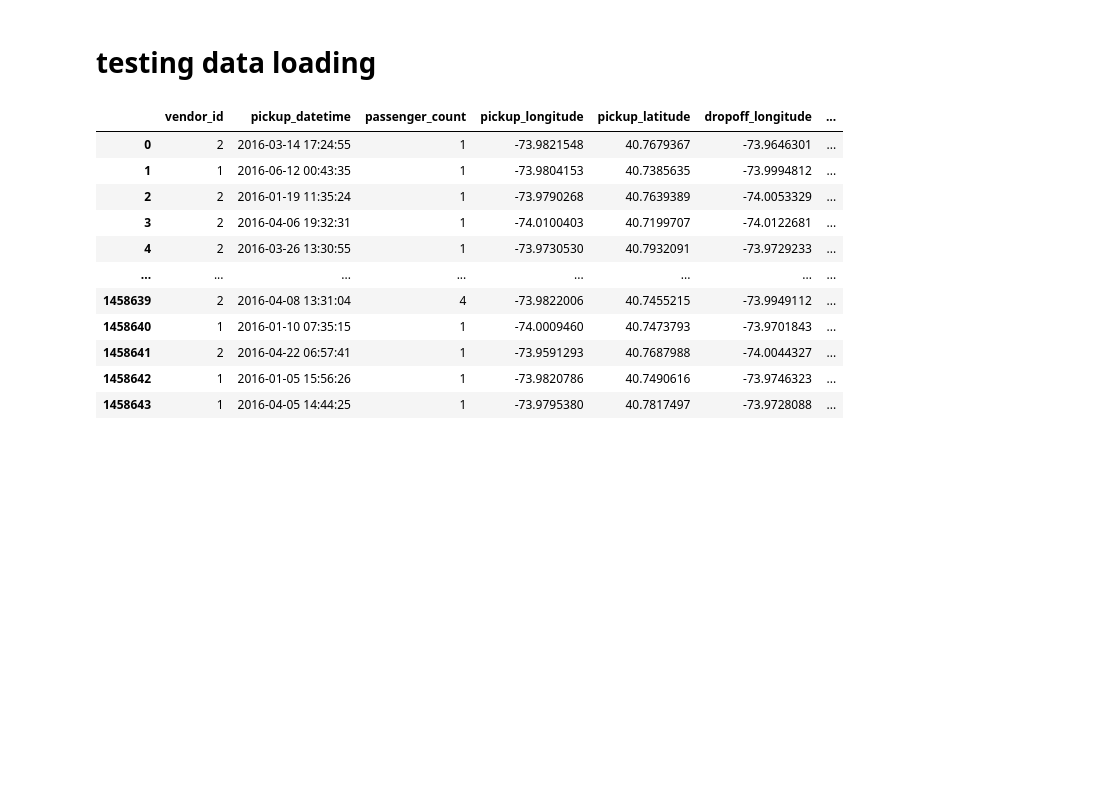
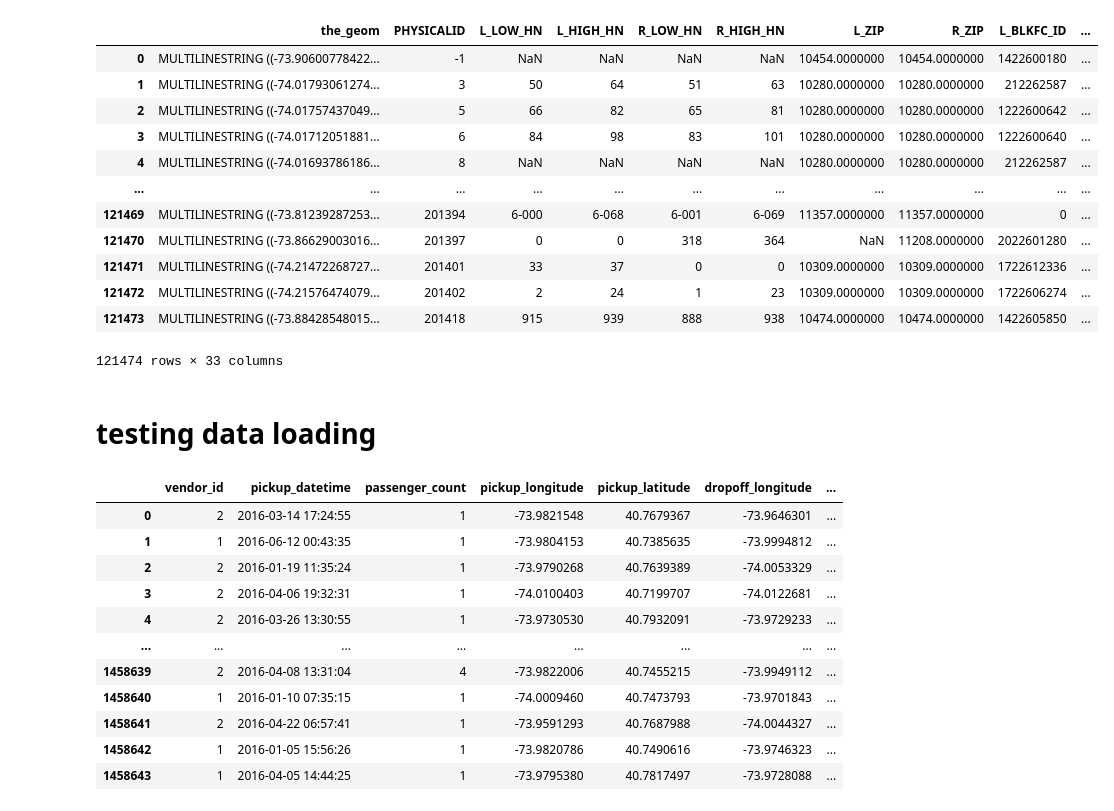
Before and after one commit to jeffxhansen/NYC_Taxi_Trip_Duration, a Jupyter notebook: jeff.ipynb, the cells around one changed output. Drawn from its saved outputs; the diff is of its cells as text; code cells hidden in the pictures; blank space fills up the shorter version.

```diff
--- a/jeff.ipynb
+++ b/jeff.ipynb
@@ -9,6 +9,23 @@ import xgboost as xgb
 from sklearn.model_selection import train_test_split
 
 set_np_pd_display_params(np, pd)
+# %%
+centerline_df = pd.read_csv(f"{data_path}/Centerline.csv")
+display(centerline_df)
+# %% [output]
+|  | the_geom | PHYSICALID | L_LOW_HN | L_HIGH_HN | R_LOW_HN | R_HIGH_HN | L_ZIP | R_ZIP | L_BLKFC_ID | ... |
+| 0 | MULTILINESTRING ((-73.90600778422... | -1 | NaN | NaN | NaN | NaN | 10454.0000000 | 10454.0000000 | 1422600180 | ... |
+| 1 | MULTILINESTRING ((-74.01793061274... | 3 | 50 | 64 | 51 | 63 | 10280.0000000 | 10280.0000000 | 212262587 | ... |
+| 2 | MULTILINESTRING ((-74.01757437049... | 5 | 66 | 82 | 65 | 81 | 10280.0000000 | 10280.0000000 | 1222600642 | ... |
+| 3 | MULTILINESTRING ((-74.01712051881... | 6 | 84 | 98 | 83 | 101 | 10280.0000000 | 10280.0000000 | 1222600640 | ... |
+| 4 | MULTILINESTRING ((-74.01693786186... | 8 | NaN | NaN | NaN | NaN | 10280.0000000 | 10280.0000000 | 212262587 | ... |
+| ... | ... | ... | ... | ... | ... | ... | ... | ... | ... | ... |
+| 121469 | MULTILINESTRING ((-73.81239287253... | 201394 | 6-000 | 6-068 | 6-001 | 6-069 | 11357.0000000 | 11357.0000000 | 0 | ... |
+| 121470 | MULTILINESTRING ((-73.86629003016... | 201397 | 0 | 0 | 318 | 364 | NaN | 11208.0000000 | 2022601280 | ... |
+| 121471 | MULTILINESTRING ((-74.21472268727... | 201401 | 33 | 37 | 0 | 0 | 10309.0000000 | 10309.0000000 | 1722612336 | ... |
+| 121472 | MULTILINESTRING ((-74.21576474079... | 201402 | 2 | 24 | 1 | 23 | 10309.0000000 | 10309.0000000 | 1722606274 | ... |
+| 121473 | MULTILINESTRING ((-73.88428548015... | 201418 | 915 | 939 | 888 | 938 | 10474.0000000 | 10474.0000000 | 1422605850 | ... |
+121474 rows × 33 columns
 # %% [markdown]
 # testing data loading
 # %%
```
Also changed, not shown: 1 other file.
